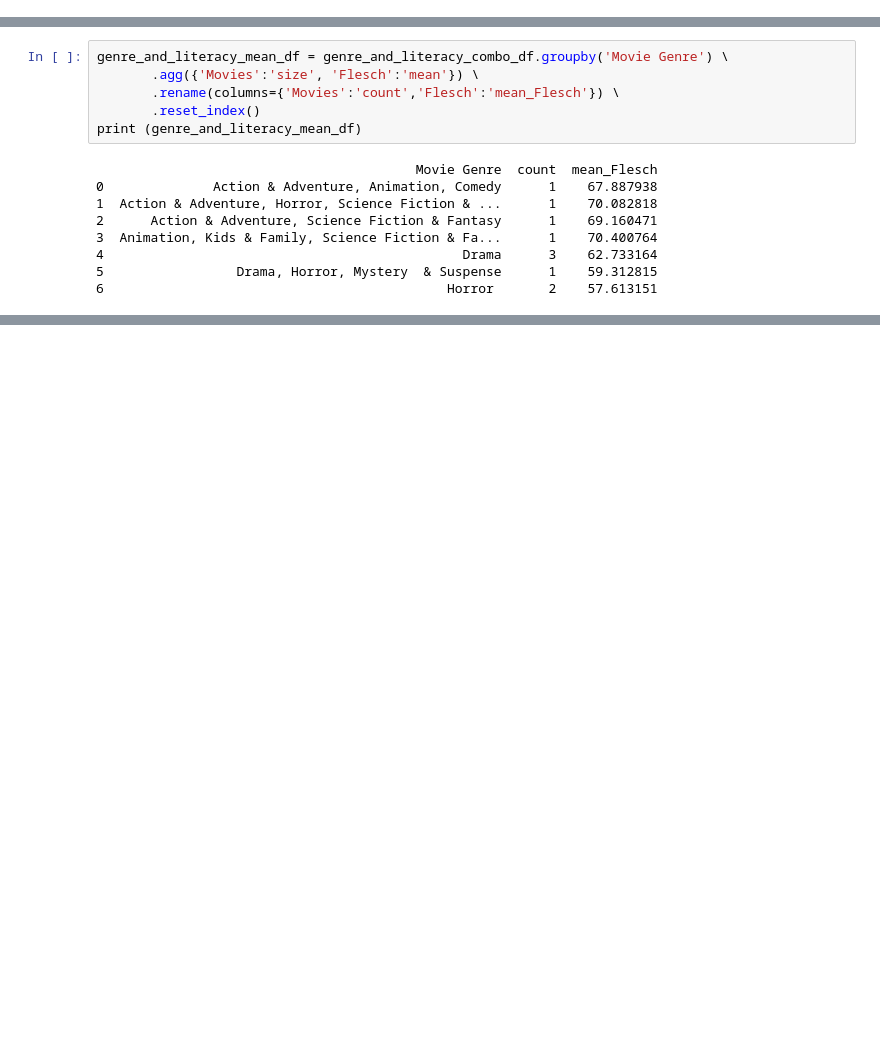
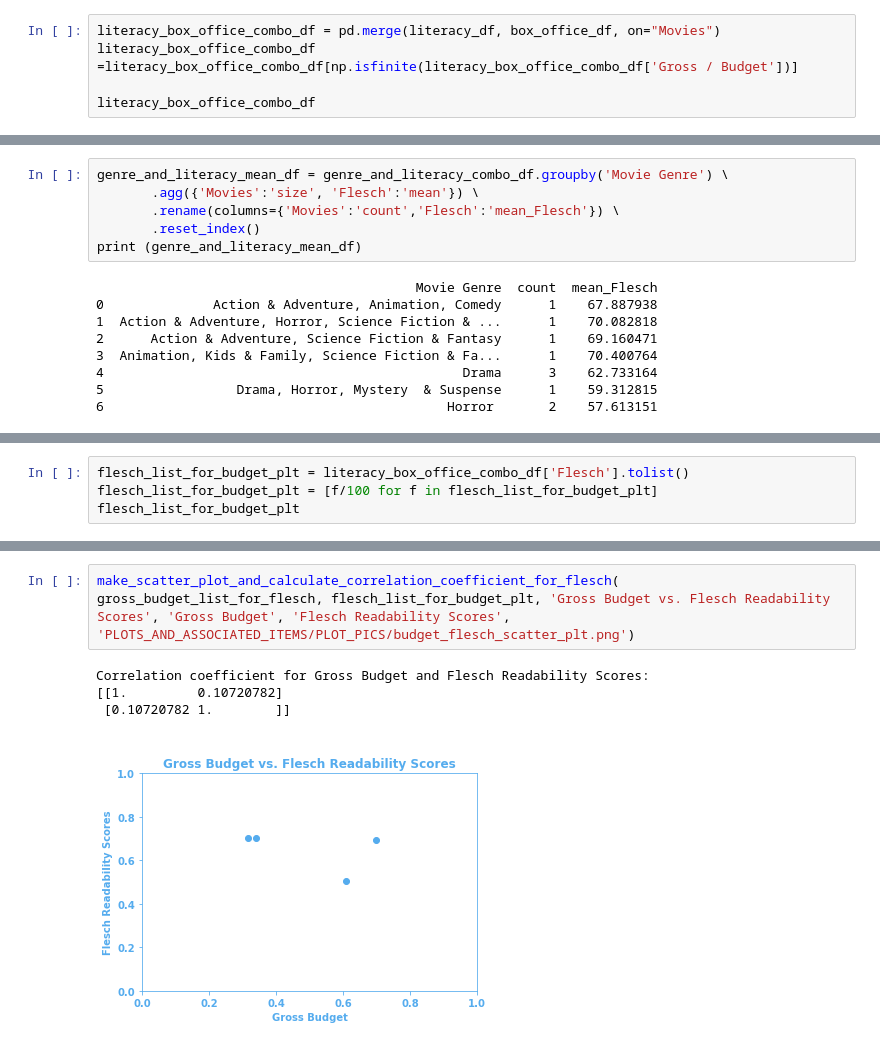
Before and after one commit to jkrovitz/Collective_Intelligence_Final_Project, a Jupyter notebook: PlottingResults.ipynb, the cells around one changed output, grey strips where cells are left out. Drawn from its saved outputs; the diff is of its cells as text; blank space fills up the shorter version.

```diff
--- a/PlottingResults.ipynb
+++ b/PlottingResults.ipynb
@@ -69,0 +107,5 @@ tomato_pos_combo_df
+# %%
+literacy_box_office_combo_df = pd.merge(literacy_df, box_office_df, on="Movies")
+literacy_box_office_combo_df  =literacy_box_office_combo_df[np.isfinite(literacy_box_office_combo_df['Gross / Budget'])]
+
+literacy_box_office_combo_df
@@ -204,0 +272,4 @@ flesch_list
+# %%
+flesch_list_for_budget_plt = literacy_box_office_combo_df['Flesch'].tolist()
+flesch_list_for_budget_plt = [f/100 for f in flesch_list_for_budget_plt]
+flesch_list_for_budget_plt
@@ -242,0 +316,7 @@ Correlation coefficient for Flesch Readability Score and Positive Sentiment:
+# %%
+make_scatter_plot_and_calculate_correlation_coefficient_for_flesch( gross_budget_list_for_flesch, flesch_list_for_budget_plt, 'Gross Budget vs. Flesch Readability Scores', 'Gross Budget', 'Flesch Readability Scores', 'PLOTS_AND_ASSOCIATED_ITEMS/PLOT_PICS/budget_flesch_scatter_plt.png')
+# %% [output]
+Correlation coefficient for Gross Budget and Flesch Readability Scores:
+[[1.         0.10720782]
+ [0.10720782 1.        ]]
+[figure, added]
```
Also changed, not shown: parts of 16 cells of this notebook, 3 other files.
